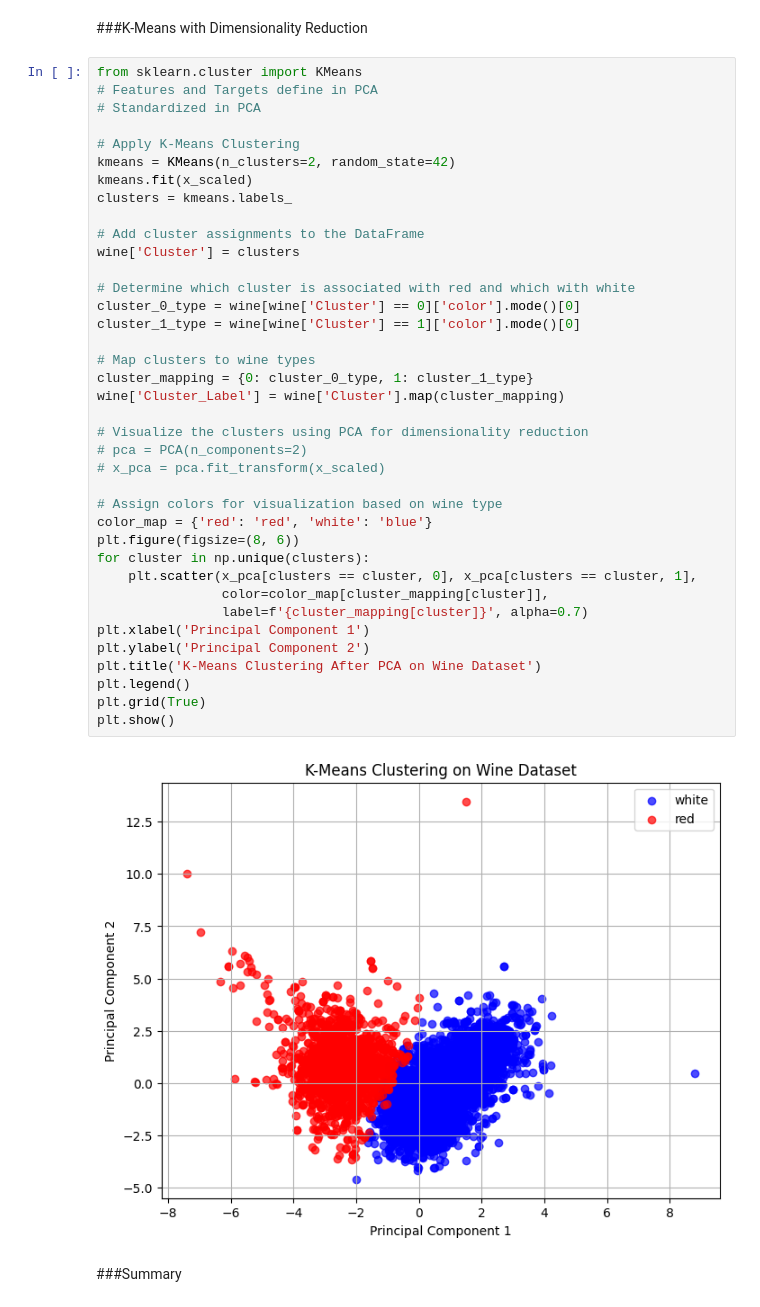
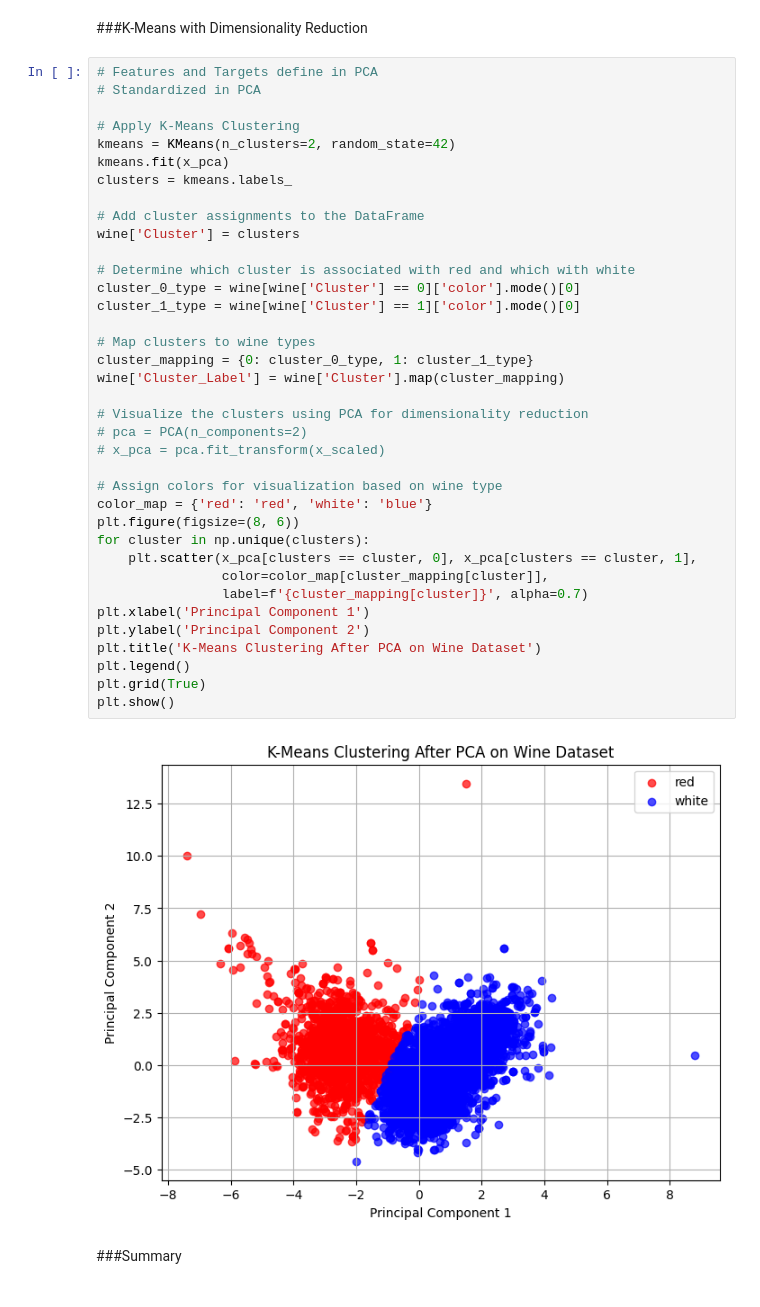
Before and after one commit to TartFroYo/ML-Exercises, a Jupyter notebook: Clustering_and_Dimensionality_Reduction.ipynb, the cells around one changed output. Cells and saved outputs as stored; diff of their text form.

```diff
--- a/Clustering_and_Dimensionality_Reduction.ipynb
+++ b/Clustering_and_Dimensionality_Reduction.ipynb
@@ -233,45 +234,44 @@ plt.show()
 # %% [markdown]
 ###K-Means with Dimensionality Reduction
 # %%
-from sklearn.cluster import KMeans
 # Features and Targets define in PCA
 # Standardized in PCA
 
 # Apply K-Means Clustering
 kmeans = KMeans(n_clusters=2, random_state=42)
-kmeans.fit(x_scaled)
+kmeans.fit(x_pca)
 clusters = kmeans.labels_
 
 # Add cluster assignments to the DataFrame
 wine['Cluster'] = clusters
 
 # Determine which cluster is associated with red and which with white
 cluster_0_type = wine[wine['Cluster'] == 0]['color'].mode()[0]
 cluster_1_type = wine[wine['Cluster'] == 1]['color'].mode()[0]
 
 # Map clusters to wine types
 cluster_mapping = {0: cluster_0_type, 1: cluster_1_type}
 wine['Cluster_Label'] = wine['Cluster'].map(cluster_mapping)
 
 # Visualize the clusters using PCA for dimensionality reduction
 # pca = PCA(n_components=2)
 # x_pca = pca.fit_transform(x_scaled)
 
 # Assign colors for visualization based on wine type
 color_map = {'red': 'red', 'white': 'blue'}
 plt.figure(figsize=(8, 6))
 for cluster in np.unique(clusters):
     plt.scatter(x_pca[clusters == cluster, 0], x_pca[clusters == cluster, 1],
                 color=color_map[cluster_mapping[cluster]],
                 label=f'{cluster_mapping[cluster]}', alpha=0.7)
 plt.xlabel('Principal Component 1')
 plt.ylabel('Principal Component 2')
 plt.title('K-Means Clustering After PCA on Wine Dataset')
 plt.legend()
 plt.grid(True)
 plt.show()
 # %% [output]
-[figure, old version]
+[figure, new version]
 # %% [markdown]
 ###Summary
 # %% [markdown]
```
Also changed, not shown: parts of 5 cells of this notebook.
